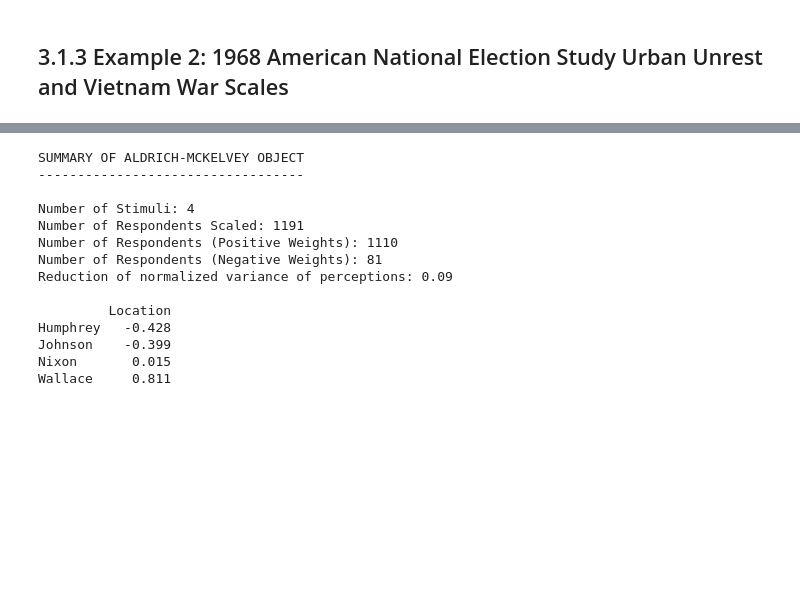
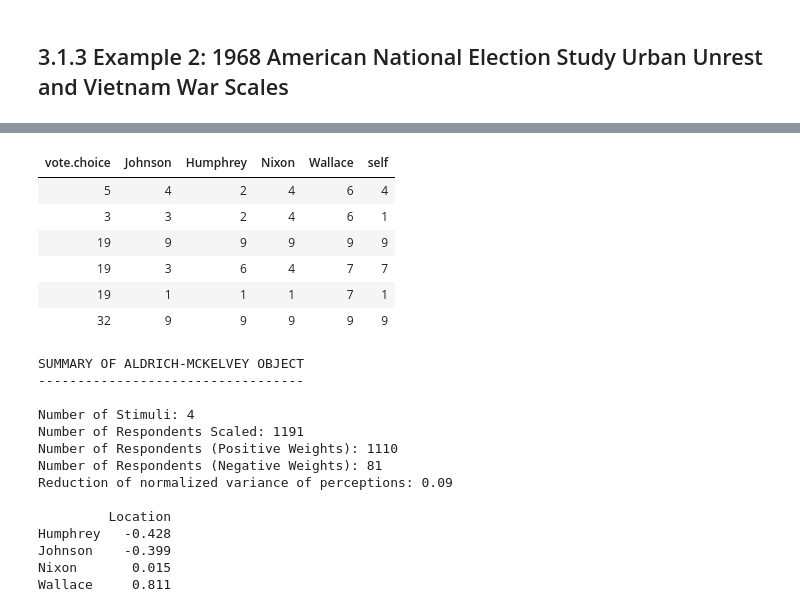
Before and after one commit to psygement/psypoli, a Jupyter notebook: part1/votingR/ch03/3_Analyzing_Issue_Scales.ipynb, the cells around one changed output, grey strips where cells are left out. Cells and saved outputs as stored; diff of their text form; code cells hidden in the pictures; blank space fills up the shorter version.

```diff
--- a/part1/votingR/ch03/3_Analyzing_Issue_Scales.ipynb
+++ b/part1/votingR/ch03/3_Analyzing_Issue_Scales.ipynb
@@ -220,5 +297,15 @@ legend("topleft", c(party.names, paste("N = ", total.n, sep="")),
 # %%
 load("data/nes1968_urbanunrest.Rda")
+# %%
+head(nes1968_urbanunrest)
+# %% [output]
+| vote.choice | Johnson | Humphrey | Nixon | Wallace | self |
+| 5 | 4 | 2 | 4 | 6 | 4 |
+| 3 | 3 | 2 | 4 | 6 | 1 |
+| 19 | 9 | 9 | 9 | 9 | 9 |
+| 19 | 3 | 6 | 4 | 7 | 7 |
+| 19 | 1 | 1 | 1 | 7 | 1 |
+| 32 | 9 | 9 | 9 | 9 | 9 |
 # %%
 T <- as.matrix(nes1968_urbanunrest[,-1])
 result <- aldmck(T, polarity=2, respondent=5,
```
Also changed, not shown: parts of 40 cells of this notebook.
